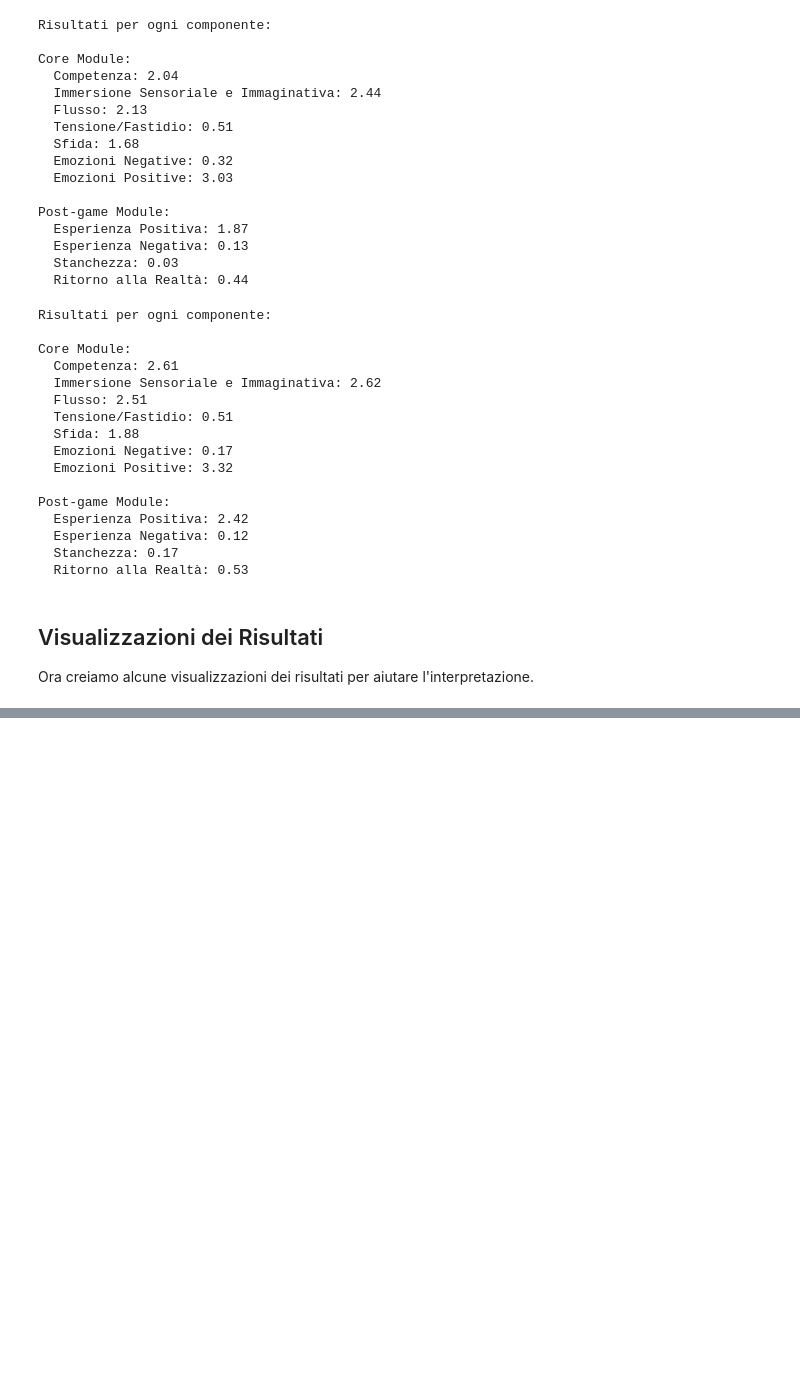
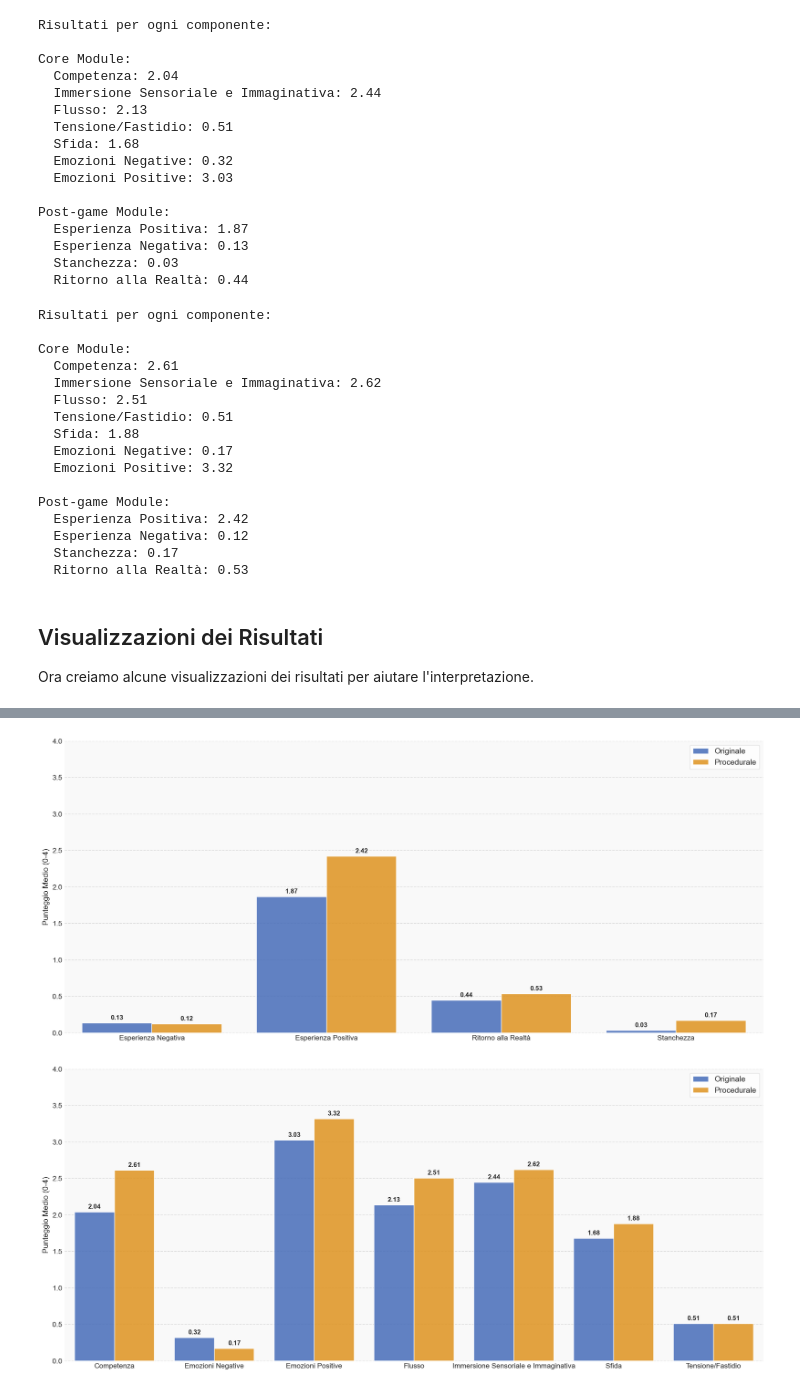
Before and after one commit to Cry4775/geq-questionnaire, a Jupyter notebook: geq-analysis-notebook.ipynb, the cells around one changed output, grey strips where cells are left out. Saved outputs shown, nothing was run; the diff lists cells and outputs as text; code cells hidden in the pictures; blank space fills up the shorter version.

```diff
--- a/geq-analysis-notebook.ipynb
+++ b/geq-analysis-notebook.ipynb
@@ -298,0 +302,75 @@ for module_name in set(list(results_exam.keys()) + list(results_thesis.keys())):
+# %%
+# Imposta le stesse dimensioni e limiti per entrambi i grafici
+fig_width = 16
+fig_height = 7
+y_min = 0
+y_max = 4  # Impostato fisso per entrambi i grafici
+
+# Usa lo stile predefinito migliorato
+plt.style.use('seaborn-v0_8-whitegrid')
+
+# Per ogni modulo, crea un grafico a barre comparative ottimizzato per PowerPoint
+for module_name in set(list(results_exam.keys()) + list(results_thesis.keys())):
+    if module_name in results_exam and module_name in results_thesis:
+        components = set(list(results_exam[module_name].keys()) + list(results_thesis[module_name].keys()))
+        data = []
+
+        for component in components:
+            if component in results_exam[module_name]:
+                data.append({
+                    'Componente': component,
+                    'Punteggio': results_exam[module_name][component],
+                    'Versione': 'Originale'
+                })
+            if component in results_thesis[module_name]:
+                data.append({
+                    'Componente': component,
+                    'Punteggio': results_thesis[module_name][component],
+                    'Versione': 'Procedurale'
+                })
+
+        df_plot = pd.DataFrame(data)
+        df_plot = df_plot.sort_values(['Componente', 'Versione'])
+
+        # Crea un grafico con dimensioni fisse
+        plt.figure(figsize=(fig_width, fig_height), dpi=150, facecolor='white')
+        ax = sns.barplot(x='Componente', y='Punteggio', hue='Versione', data=df_plot,
+                         palette={'Originale': '#3366CC', 'Procedurale': '#FF9900'},
+                         alpha=0.85, edgecolor='white')
+
+        # Pulizia e rifinitura
+        ax.set_facecolor('#f9f9f9')
+        ax.grid(axis='y', linestyle='--', alpha=0.6)
+        ax.grid(axis='x', visible=False)
+        for spine in ax.spines.values():
+            spine.set_visible(False)
+
+        # Etichette e limiti - impostati identici per entrambi i grafici
+        plt.ylabel('Punteggio Medio (0-4)', fontsize=12)
+        plt.xlabel('')
+
+        # Valori sopra le barre
+        for i, p in enumerate(ax.patches):
+            if abs(p.get_height()) > 0.01:
+                ax.annotate(f'{p.get_height():.2f}',
+                            (p.get_x() + p.get_width() / 2., p.get_height() + 0.03),
+                            ha='center', va='bottom', fontsize=10, fontweight='bold')
+
+        # Legenda migliorata - stessa posizione in entrambi i grafici
+        plt.legend(fontsize=12, loc='upper right', frameon=True,
+                  facecolor='white', edgecolor='#dddddd')
+
+        # Disabilita l'aggiustamento automatico e imposta limiti fissi
+        plt.autoscale(enable=False)
+        ax.set_ylim(y_min, y_max)  # Forza i limiti dell'asse y dopo tutte le modifiche
+
+        # Margini identici
+        plt.tight_layout(pad=1.5)
+
+        # Salva l'immagine con dimensioni identiche
+        plt.savefig(f'GEQ_{module_name.replace(" ", "_")}_PowerPoint.png',
+                    dpi=300, bbox_inches='tight', facecolor='white')
+        plt.show()
+# %% [output]
+[figure, added]
+[figure, added]
```
Also changed, not shown: parts of 1 cell of this notebook, 2 other files.
